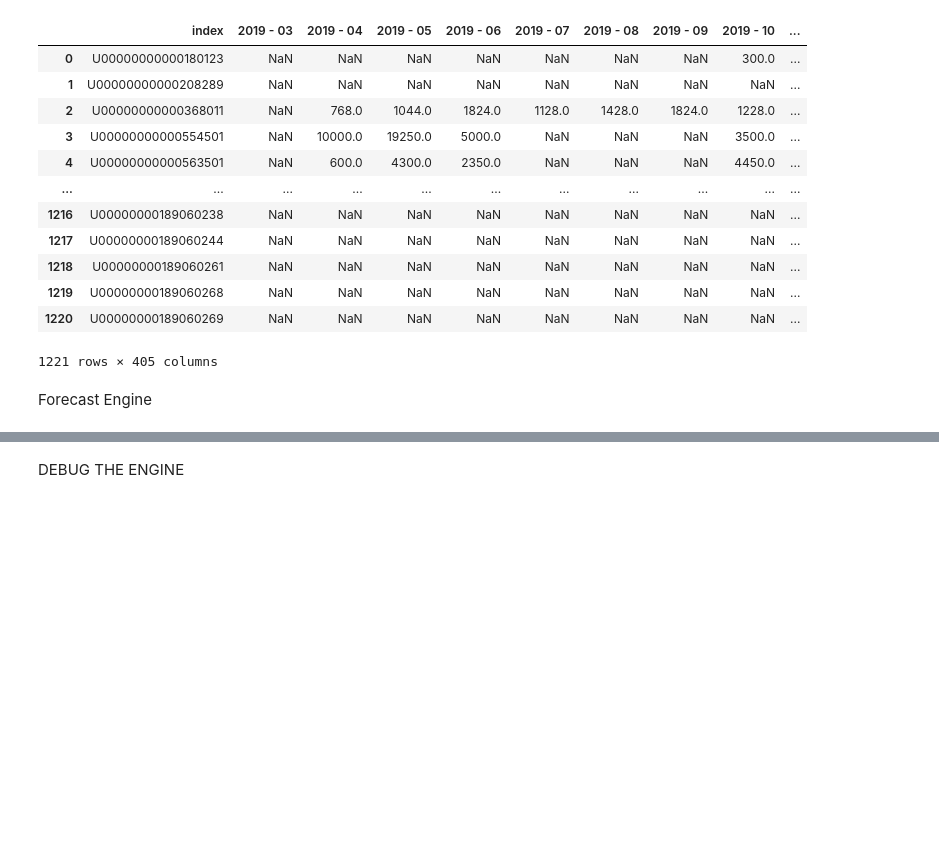
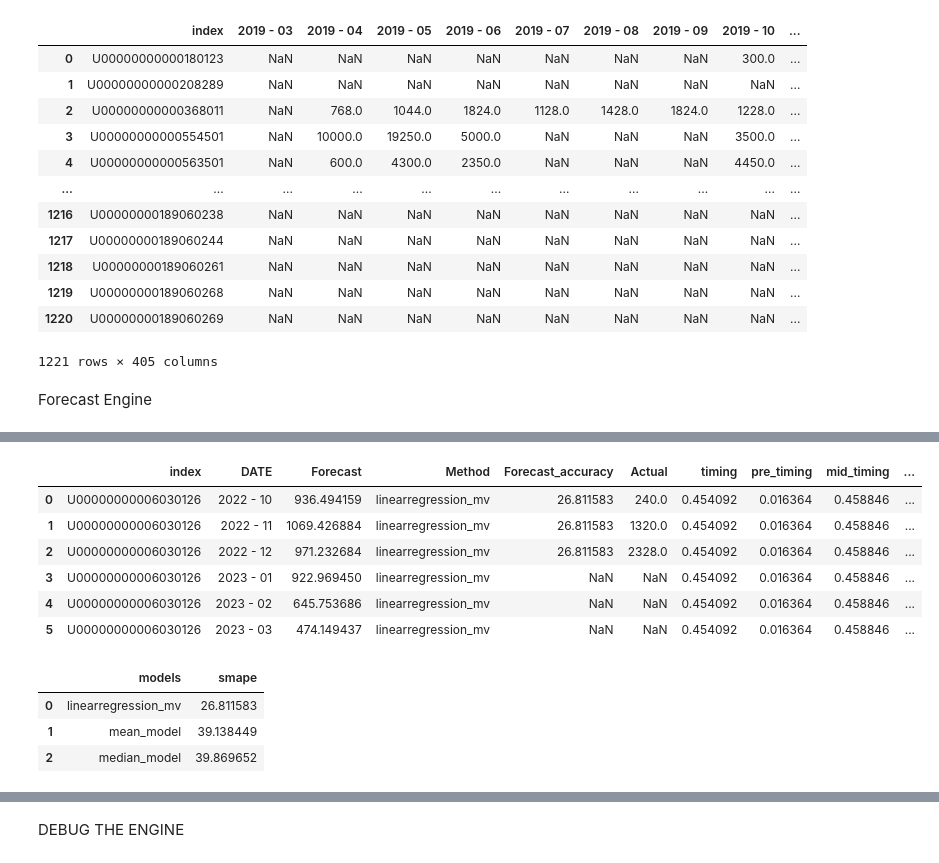
Before and after one commit to AnandMcKinsey/Thunderbird, a Jupyter notebook: Forecast_engine.ipynb, the cells around one changed output, grey strips where cells are left out. Saved outputs shown, nothing was run; the diff lists cells and outputs as text; code cells hidden in the pictures; blank space fills up the shorter version.

```diff
--- a/Forecast_engine.ipynb
+++ b/Forecast_engine.ipynb
@@ -127,7 +128,7 @@ all_at_once_flag = 1
 months_to_forecast = 3
 max_validation = 12
 validation_window = 4
-single_series = 0
+single_series = 1
 multivariate_flag = 1
 
 univariate_models = {'hw_ets_r_MNN':holt_winters.hw_ets_r_MNN, 'hw_ets_ATA':holt_winters.hw_ets_ATA, 'hw_ets_AFA':holt_winters.hw_ets_AFA,
@@ -137,18 +138,20 @@ univariate_models = {'hw_ets_r_MNN':holt_winters.hw_ets_r_MNN, 'hw_ets_ATA':holt
                     'mean_model':naive_models.mean_model, 'median_model':naive_models.median_model, 'naive':naive_models.naive, 'naive_ets':naive_models.naive_ets,
                     'snaive':naive_models.snaive, 'snaive_twoseasons':naive_models.snaive_twoseasons,
 
-                    'rw_drift':rw_drift.rw_drift, 'croston':croston.croston, 'arima':arima.arima, 'garch':garch.garch,
+                    'rw_drift':rw_drift.rw_drift, 'croston':croston.croston, 'arima':arima.arima, 'garch':garch.garch, 'linearregression_mv':linear_regression_mv.linearregression_mv,
 
-                    'xgboost':xgboost.xgboost,'prophet':prophet.prophet,'causalimpact':causal_impact.causalimpact,'light_gbm':light_gbm.lgbm,'linearregression_mv':linear_regression_mv.linearregression_mv}
+                    'xgboost_mv':xgboost_mv.xgboost_mv,'prophet':prophet.prophet,'causalimpact':causal_impact.causalimpact,'light_gbm':light_gbm.lgbm,
+                    'random_forest_mv' : random_forest_mv.random_forest_mv}
 
 
 multivariate_models = {'linearregression_mv':linear_regression_mv.linearregression_mv, 'arima_mv':arima_mv.arima_mv,
-                        'xgboost_mv':xgboost_mv.xgboost_mv, 'prophet_mv':prophet_mv.prophet_mv, 'olsregression_mv':olsregression_mv.olsregression_mv}
-                        #TODO 'light_gbm_mv':light_gbm_mv.lgbm_mv, 'causalimpact_mv':causal_impact_mv.causalimpact_mv, random_forecast, random_forest_mv
+                        'xgboost_mv':xgboost_mv.xgboost_mv, 'prophet_mv':prophet_mv.prophet_mv, 'olsregression_mv':olsregression_mv.olsregression_mv,
+                        'random_forest_mv' : random_forest_mv.random_forest_mv}
+                        #TODO 'light_gbm_mv':light_gbm_mv.lgbm_mv, 'causalimpact_mv':causal_impact_mv.causalimpact_mv
 
 
 list_of_models = univariate_models.copy()
 if multivariate_flag == 1:  list_of_models.update(multivariate_models)
 # %%
-df_output = data.head(10).apply(lambda x: forecast_engine_pipeline.forecast_engine(x, months_to_forecast,debug_flag,debug_models,list_of_models, single_series,  all_at_once_flag, validation_window, max_validation, outlier_flag, select_variable_flag),axis = 1)
+df_output = data[data['index']=='U00000000006030126'].apply(lambda x: forecast_engine_pipeline.forecast_engine(x, months_to_forecast,debug_flag,debug_models,list_of_models, single_series,  all_at_once_flag, validation_window, max_validation, outlier_flag, select_variable_flag),axis = 1)
 # %% [output]
@@ -278,4 +187,20 @@ mp = df_output[0]['df_multivariate']
 df_ensemble_temp = df_output[0]['df_ensemble']
 df_fitted_values_list = df_output[0]['fitted_values_list']
 model_list = df_output[0]['dataf']
-output_temp = df_output.ravel()[0]['output']
+# %%
+output_temp
+# %% [output]
+|  | index | DATE | Forecast | Method | Forecast_accuracy | Actual | timing | pre_timing | mid_timing | ... |
+| 0 | U00000000006030126 | 2022 - 10 | 936.494159 | linearregression_mv | 26.811583 | 240.0 | 0.454092 | 0.016364 | 0.458846 | ... |
+| 1 | U00000000006030126 | 2022 - 11 | 1069.426884 | linearregression_mv | 26.811583 | 1320.0 | 0.454092 | 0.016364 | 0.458846 | ... |
+| 2 | U00000000006030126 | 2022 - 12 | 971.232684 | linearregression_mv | 26.811583 | 2328.0 | 0.454092 | 0.016364 | 0.458846 | ... |
+| 3 | U00000000006030126 | 2023 - 01 | 922.969450 | linearregression_mv | NaN | NaN | 0.454092 | 0.016364 | 0.458846 | ... |
+| 4 | U00000000006030126 | 2023 - 02 | 645.753686 | linearregression_mv | NaN | NaN | 0.454092 | 0.016364 | 0.458846 | ... |
+| 5 | U00000000006030126 | 2023 - 03 | 474.149437 | linearregression_mv | NaN | NaN | 0.454092 | 0.016364 | 0.458846 | ... |
+# %%
+model_list
+# %% [output]
+|  | models | smape |
+| 0 | linearregression_mv | 26.811583 |
+| 1 | mean_model | 39.138449 |
+| 2 | median_model | 39.869652 |
```
Also changed, not shown: parts of 22 cells of this notebook, 10 other files.
